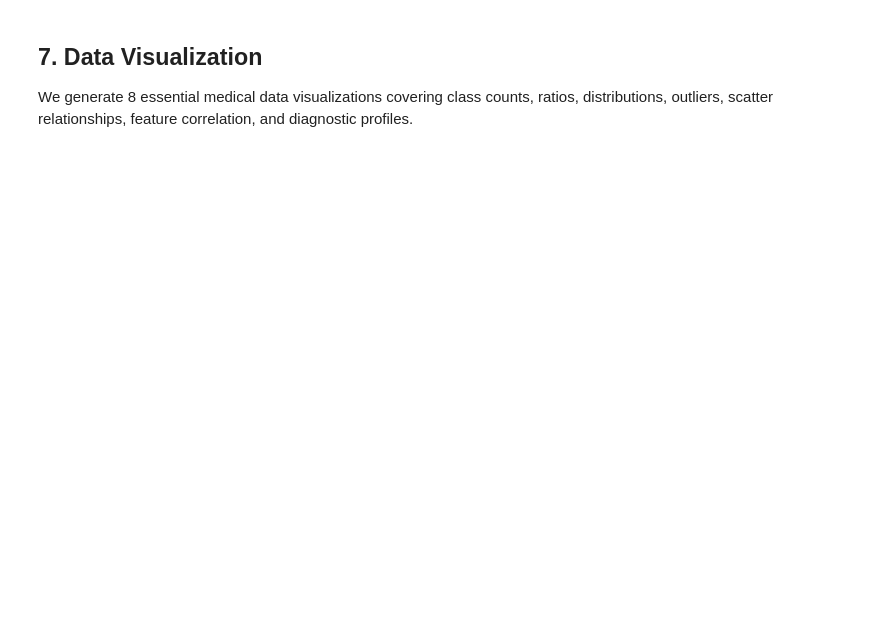
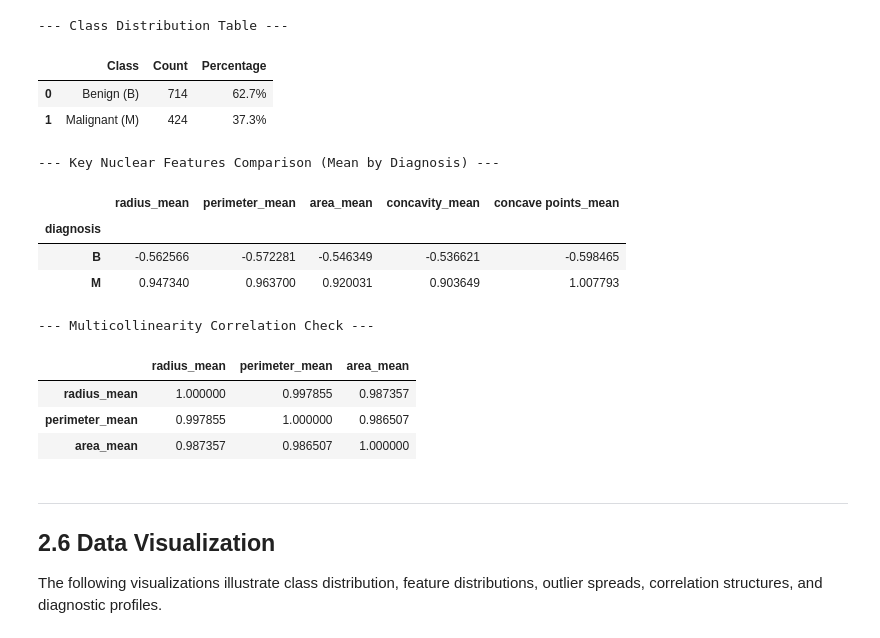
Before and after one commit to rumman-islam/data-science, a Jupyter notebook: lab_report_breast_cancer.ipynb, the cells around one changed output. Cells and saved outputs as stored; diff of their text form; code cells hidden in the pictures; blank space fills up the shorter version.

Commit message:
feat: update lab report documentation, code, and presentation materials for breast cancer diagnosis project

```diff
--- a/lab_report_breast_cancer.ipynb
+++ b/lab_report_breast_cancer.ipynb
@@ -142,3 +170,41 @@ display(corr_matrix)
+# %%
+# 2.5 Class Distribution Summary
+counts = df['diagnosis'].value_counts()
+percentages = (df['diagnosis'].value_counts(normalize=True) * 100).round(1)
+
+dist_df = pd.DataFrame({
+    'Class': ['Benign (B)', 'Malignant (M)'],
+    'Count': [counts['B'], counts['M']],
+    'Percentage': [f"{percentages['B']}%", f"{percentages['M']}%"]
+})
+print("--- Class Distribution Table ---")
+display(dist_df)
+
+# Feature Means by Diagnosis & Multicollinearity
+print("\n--- Key Nuclear Features Comparison (Mean by Diagnosis) ---")
+display(df.groupby('diagnosis')[['radius_mean', 'perimeter_mean', 'area_mean', 'concavity_mean', 'concave points_mean']].mean())
+
+print("\n--- Multicollinearity Correlation Check ---")
+geom_corr = df[['radius_mean', 'perimeter_mean', 'area_mean']].corr()
+display(geom_corr)
+# %% [output]
+--- Class Distribution Table ---
+|  | Class | Count | Percentage |
+| 0 | Benign (B) | 714 | 62.7% |
+| 1 | Malignant (M) | 424 | 37.3% |
+--- Key Nuclear Features Comparison (Mean by Diagnosis) ---
+|  | radius_mean | perimeter_mean | area_mean | concavity_mean | concave points_mean |
+| diagnosis |  |  |  |  |  |
+| B | -0.562566 | -0.572281 | -0.546349 | -0.536621 | -0.598465 |
+| M | 0.947340 | 0.963700 | 0.920031 | 0.903649 | 1.007793 |
+--- Multicollinearity Correlation Check ---
+|  | radius_mean | perimeter_mean | area_mean |
+| radius_mean | 1.000000 | 0.997855 | 0.987357 |
+| perimeter_mean | 0.997855 | 1.000000 | 0.986507 |
+| area_mean | 0.987357 | 0.986507 | 1.000000 |
 # %% [markdown]
-## 7. Data Visualization
-We generate 8 essential medical data visualizations covering class counts, ratios, distributions, outliers, scatter relationships, feature correlation, and diagnostic profiles.
+---
+
+## 2.6 Data Visualization
+
+The following visualizations illustrate class distribution, feature distributions, outlier spreads, correlation structures, and diagnostic profiles.
```
Also changed, not shown: parts of 27 cells of this notebook, 10 other files.
